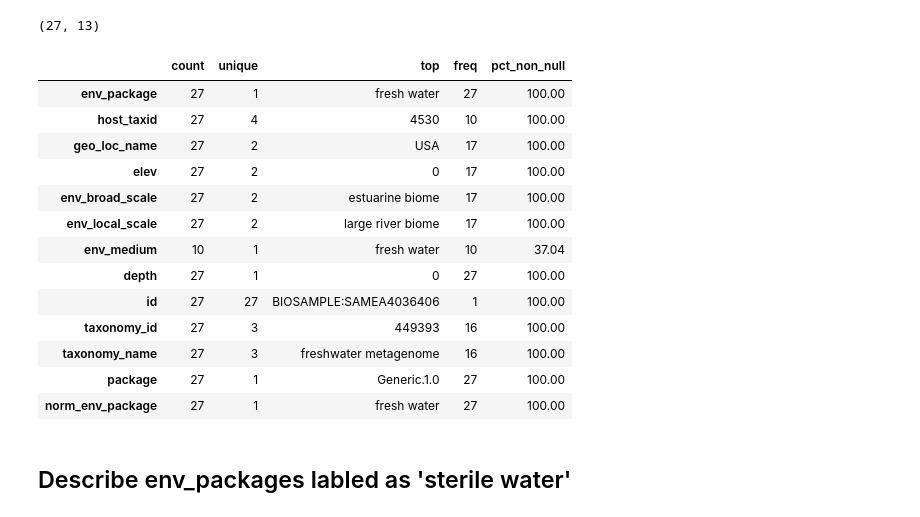
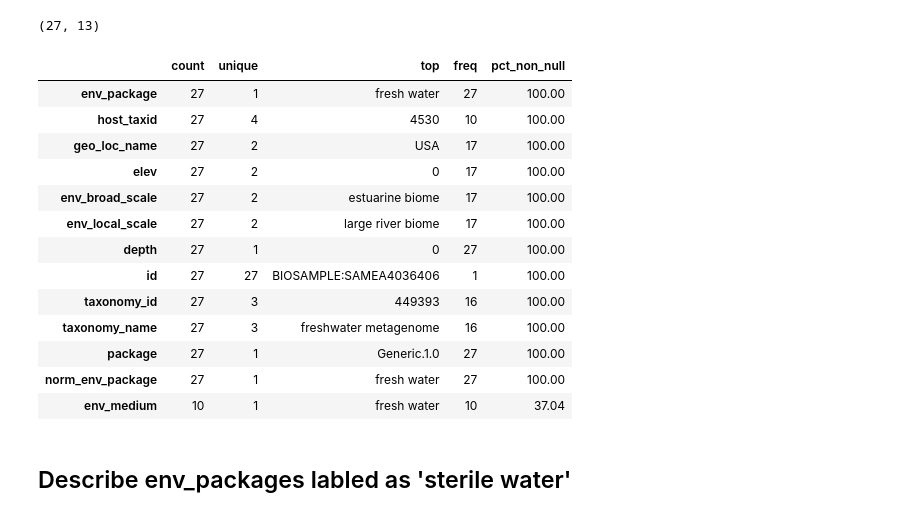
Before and after one commit to INCATools/biosample-analysis, a Jupyter notebook: src/notebooks/water-package-profiling.ipynb, the cells around one changed output. Saved outputs shown, nothing was run; the diff lists cells and outputs as text; code cells hidden in the pictures.

Commit message:
add sort to descibe output

```diff
--- a/src/notebooks/water-package-profiling.ipynb
+++ b/src/notebooks/water-package-profiling.ipynb
@@ -324,23 +324,23 @@ freshWaterDescribe = getDescibeDf(freshWaterDf)
 freshWaterDf.shape
 # %% [output]
 (27, 13)
-# %%
-freshWaterDescribe
-# %% [output]
-|  | count | unique | top | freq | pct_non_null |
-| env_package | 27 | 1 | fresh water | 27 | 100.00 |
-| host_taxid | 27 | 4 | 4530 | 10 | 100.00 |
-| geo_loc_name | 27 | 2 | USA | 17 | 100.00 |
-| elev | 27 | 2 | 0 | 17 | 100.00 |
-| env_broad_scale | 27 | 2 | estuarine biome | 17 | 100.00 |
-| env_local_scale | 27 | 2 | large river biome | 17 | 100.00 |
-| env_medium | 10 | 1 | fresh water | 10 | 37.04 |
-| depth | 27 | 1 | 0 | 27 | 100.00 |
-| id | 27 | 27 | BIOSAMPLE:SAMEA4036406 | 1 | 100.00 |
-| taxonomy_id | 27 | 3 | 449393 | 16 | 100.00 |
-| taxonomy_name | 27 | 3 | freshwater metagenome | 16 | 100.00 |
-| package | 27 | 1 | Generic.1.0 | 27 | 100.00 |
-| norm_env_package | 27 | 1 | fresh water | 27 | 100.00 |
+# %%
+freshWaterDescribe.sort_values(by='pct_non_null', ascending=False)
+# %% [output]
+|  | count | unique | top | freq | pct_non_null |
+| env_package | 27 | 1 | fresh water | 27 | 100.00 |
+| host_taxid | 27 | 4 | 4530 | 10 | 100.00 |
+| geo_loc_name | 27 | 2 | USA | 17 | 100.00 |
+| elev | 27 | 2 | 0 | 17 | 100.00 |
+| env_broad_scale | 27 | 2 | estuarine biome | 17 | 100.00 |
+| env_local_scale | 27 | 2 | large river biome | 17 | 100.00 |
+| depth | 27 | 1 | 0 | 27 | 100.00 |
+| id | 27 | 27 | BIOSAMPLE:SAMEA4036406 | 1 | 100.00 |
+| taxonomy_id | 27 | 3 | 449393 | 16 | 100.00 |
+| taxonomy_name | 27 | 3 | freshwater metagenome | 16 | 100.00 |
+| package | 27 | 1 | Generic.1.0 | 27 | 100.00 |
+| norm_env_package | 27 | 1 | fresh water | 27 | 100.00 |
+| env_medium | 10 | 1 | fresh water | 10 | 37.04 |
 # %% [markdown]
 ## Describe env_packages labled as 'sterile water'
 # %%
```
Also changed, not shown: parts of 6 cells of this notebook.
